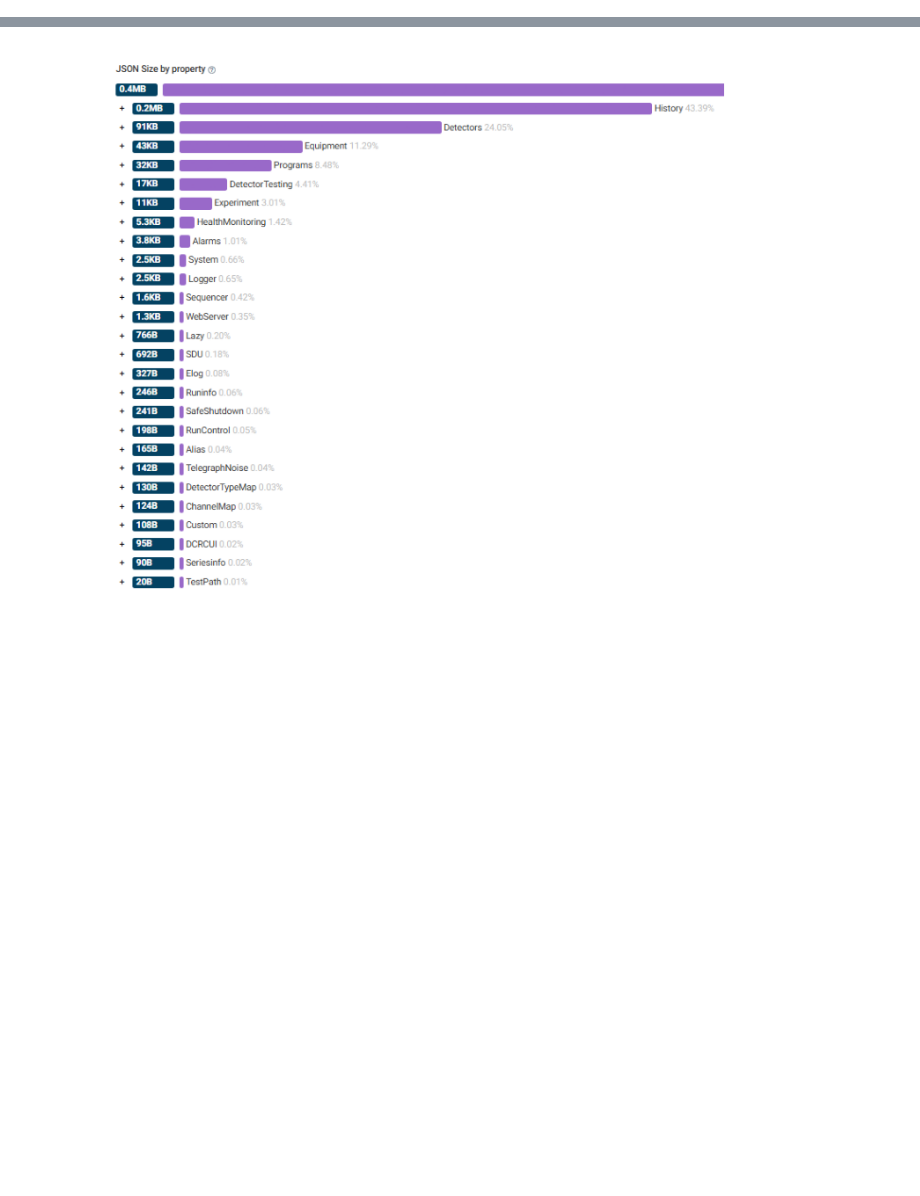
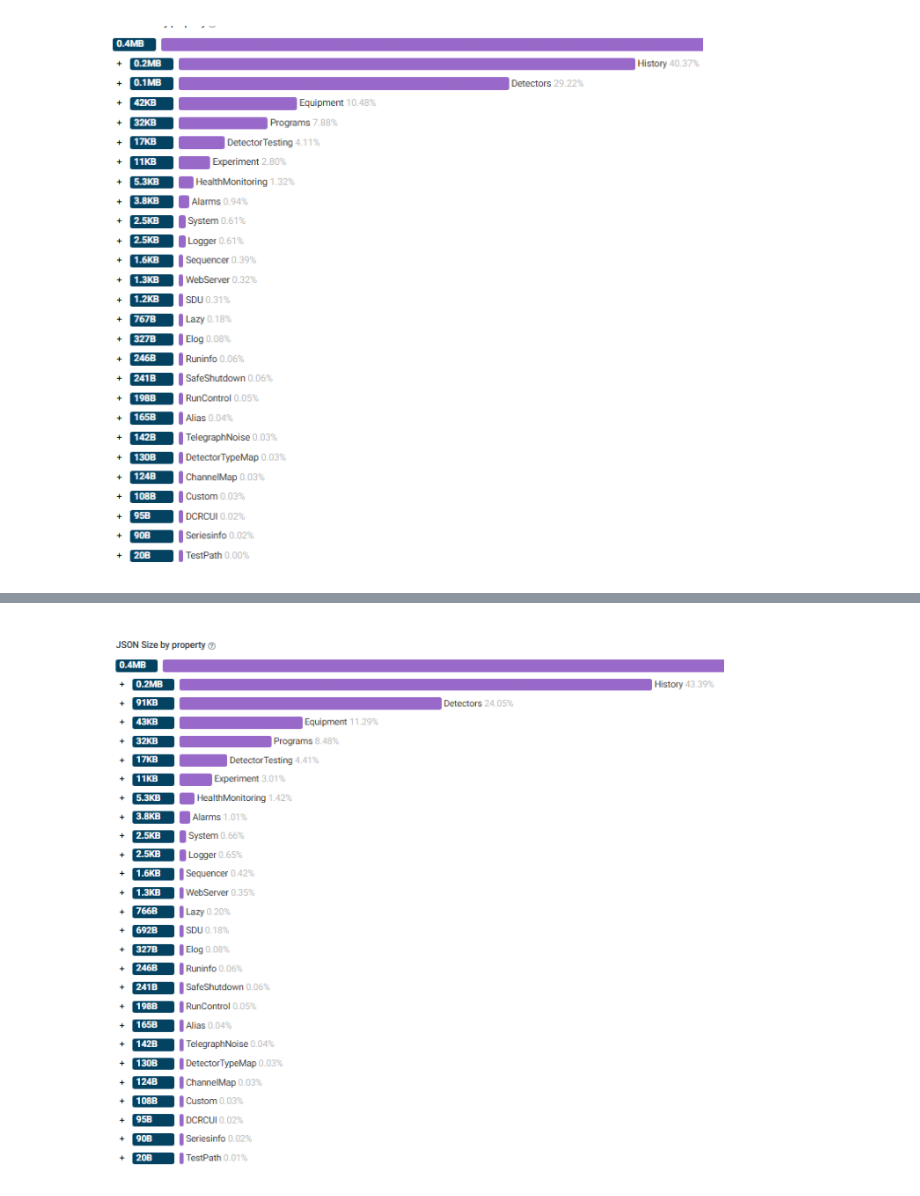
Before and after one commit to pibion/ODB_snippet, a Jupyter notebook: Final_Check/Final_updated/Final_notebook.ipynb, the cells around one changed output, grey strips where cells are left out. Saved outputs shown, nothing was run; the diff lists cells and outputs as text; code cells hidden in the pictures; blank space fills up the shorter version.

```diff
--- a/Final_Check/Final_updated/Final_notebook.ipynb
+++ b/Final_Check/Final_updated/Final_notebook.ipynb
@@ -17,9 +30,11 @@ save_json_to_file(json_after_cut1, "After-cuts_Start_ODB.JSON")
 # %%
 import matplotlib.pyplot as plt
 import matplotlib.image as mpimg
-img = mpimg.imread("After_cuts_Start_ODB.png")
+img = mpimg.imread("After_Cuts_size_of_Start_ODB_JSON.png")
 plt.figure(figsize=(12, 8))  #
 plt.imshow(img)
 plt.axis("off")  # hide axes
 plt.show()
 #just one detector was turn on!
+# %% [output]
+[figure, added]
```
Also changed, not shown: parts of 16 cells of this notebook, 5 other files.
